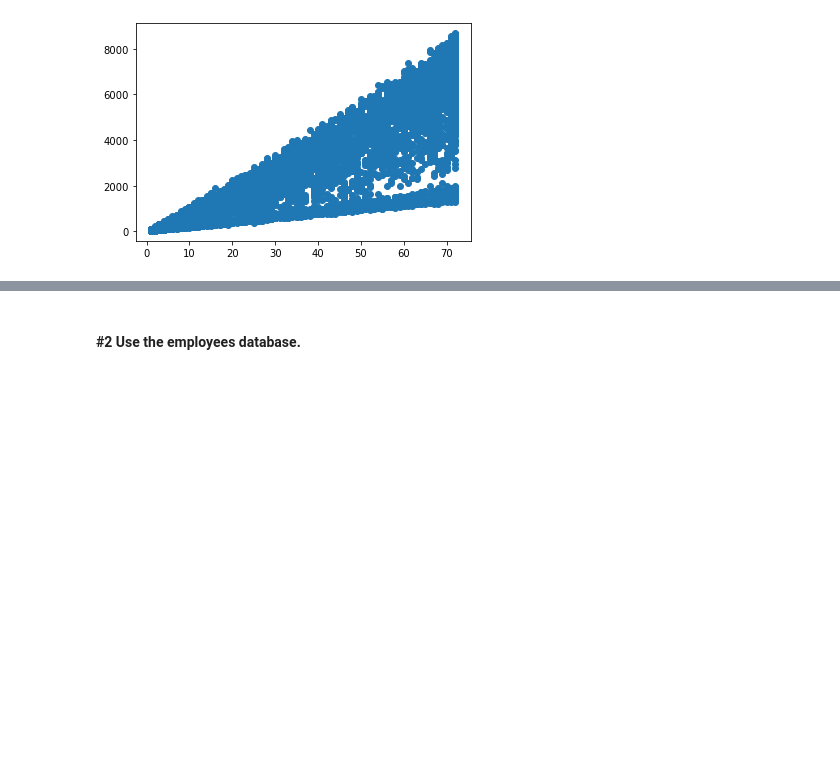
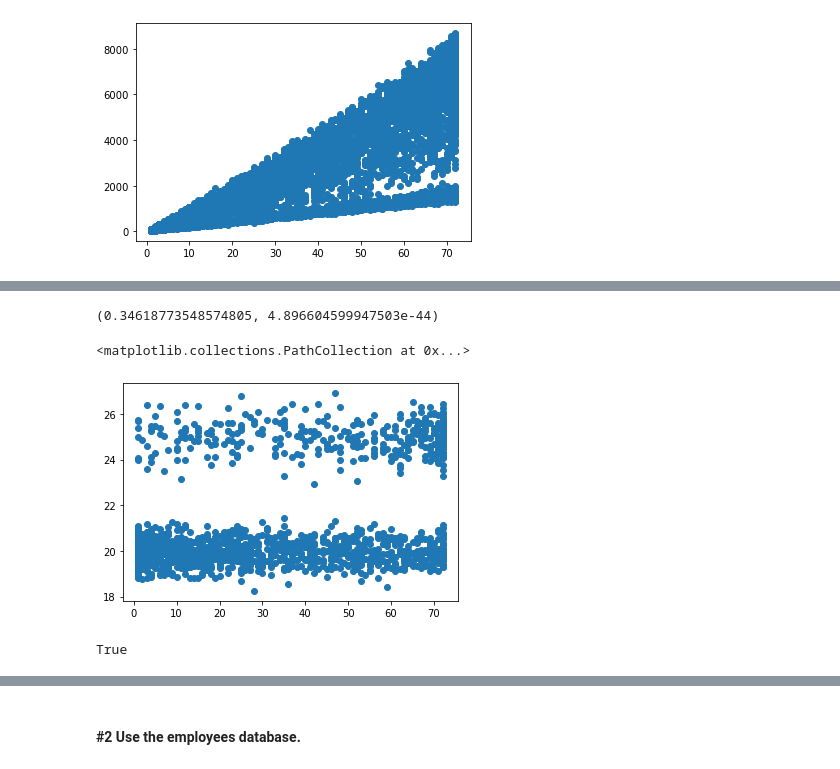
Before and after one commit to natasharivers/Statistics, a Jupyter notebook: hypothesis_testing.ipynb, the cells around one changed output, grey strips where cells are left out. Cells and saved outputs as stored; diff of their text form; code cells hidden in the pictures; blank space fills up the shorter version.

```diff
--- a/hypothesis_testing.ipynb
+++ b/hypothesis_testing.ipynb
@@ -498,0 +494,4 @@ ValueError: array must not contain infs or NaNs
+# %%
+#create variable for internet
+internet = df[df.InternetService == "No"]
+internet
@@ -498,0 +512,21 @@ ValueError: array must not contain infs or NaNs
+# %%
+#rename x
+x = internet.tenure
+# %%
+monthly_charges = internet.MonthlyCharges
+total_charges = internet.TotalCharges.astype(float)
+# %%
+#monthly internet
+r,p= stats.pearsonr(x, monthly_charges)
+r,p
+# %% [output]
+(0.34618773548574805, 4.896604599947503e-44)
+# %%
+plt.scatter(x,monthly_charges)
+# %% [output]
+<matplotlib.collections.PathCollection at 0x...>
+[figure, added]
+# %%
+p<alpha
+# %% [output]
+True
```
Also changed, not shown: parts of 74 cells of this notebook.
